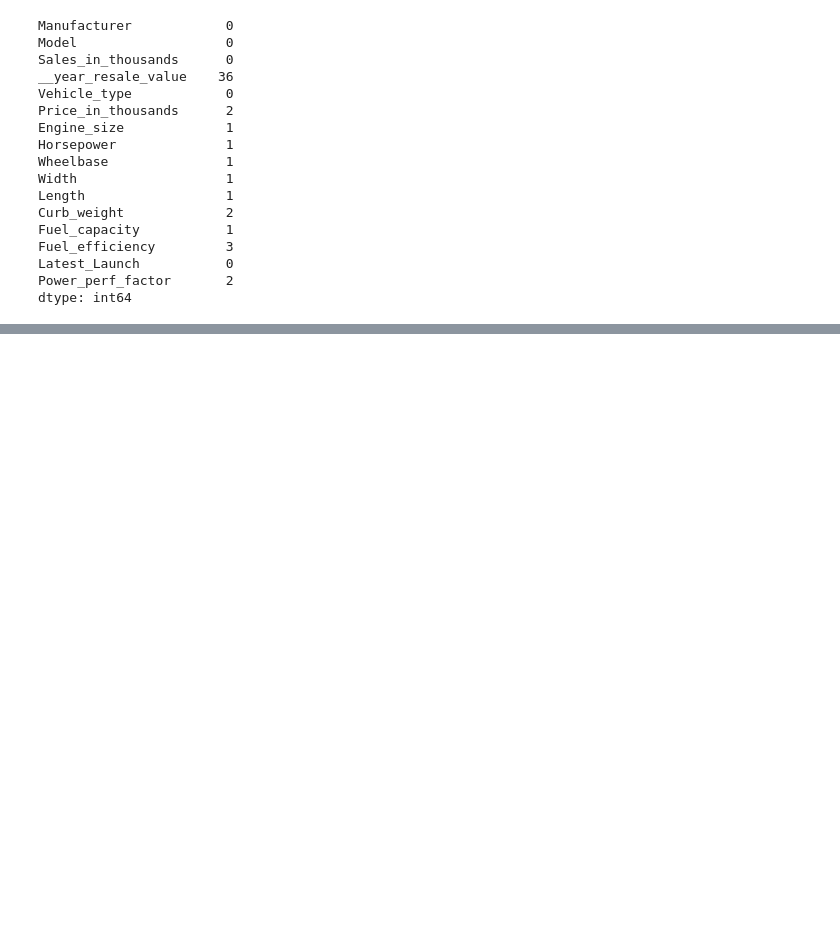
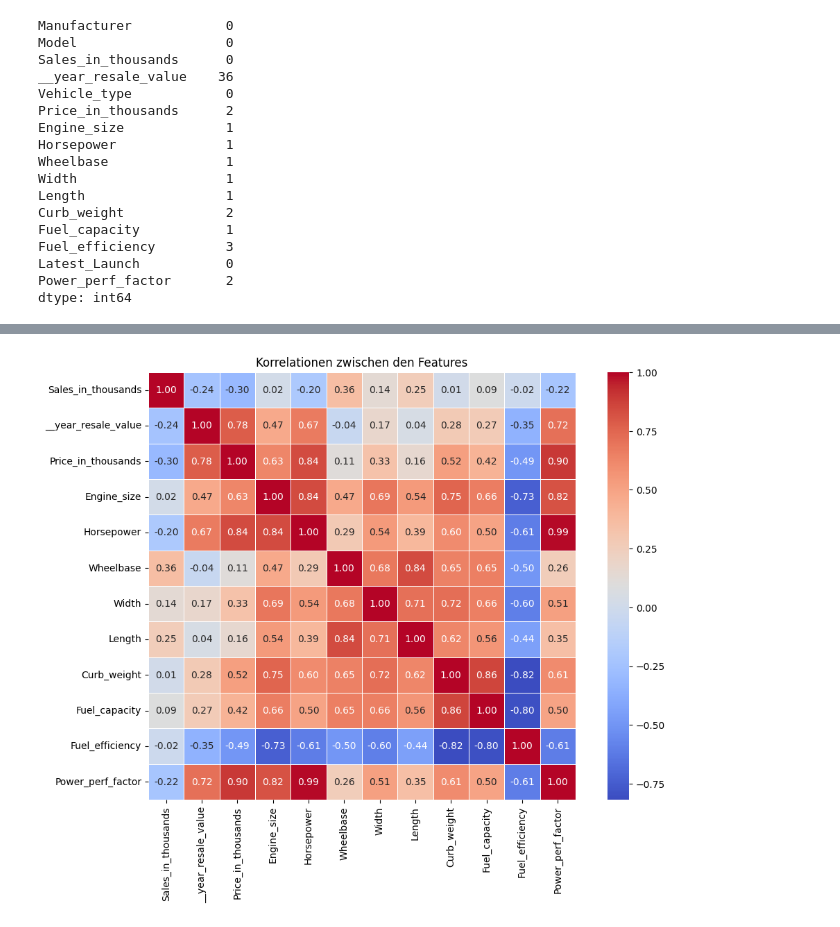
Before and after one commit to A-Layali/Car-Sales-Prediction, a Jupyter notebook: EDA.ipynb, the cells around one changed output, grey strips where cells are left out. Drawn from its saved outputs; the diff is of its cells as text; code cells hidden in the pictures; blank space fills up the shorter version.

```diff
--- a/EDA.ipynb
+++ b/EDA.ipynb
@@ -67,0 +165,19 @@ dtype: int64
+# %%
+import matplotlib.pyplot as plt
+import seaborn as sns
+
+# 🔹 Figure erstellen mit passender Größe
+plt.figure(figsize=(12, 8))
+
+# 🔹 Korrelation berechnen (fehlende Werte ignorieren)
+correlation = df.corr(numeric_only=True)
+
+# 🔹 Heatmap plotten
+sns.heatmap(correlation, annot=True, cmap="coolwarm", fmt=".2f", linewidths=0.5, square=True)
+
+# 🔹 Titel setzen
+plt.title("Korrelationen zwischen den Features")
+
+plt.show()
+# %% [output]
+[figure, added]
```
Also changed, not shown: parts of 9 cells of this notebook.
